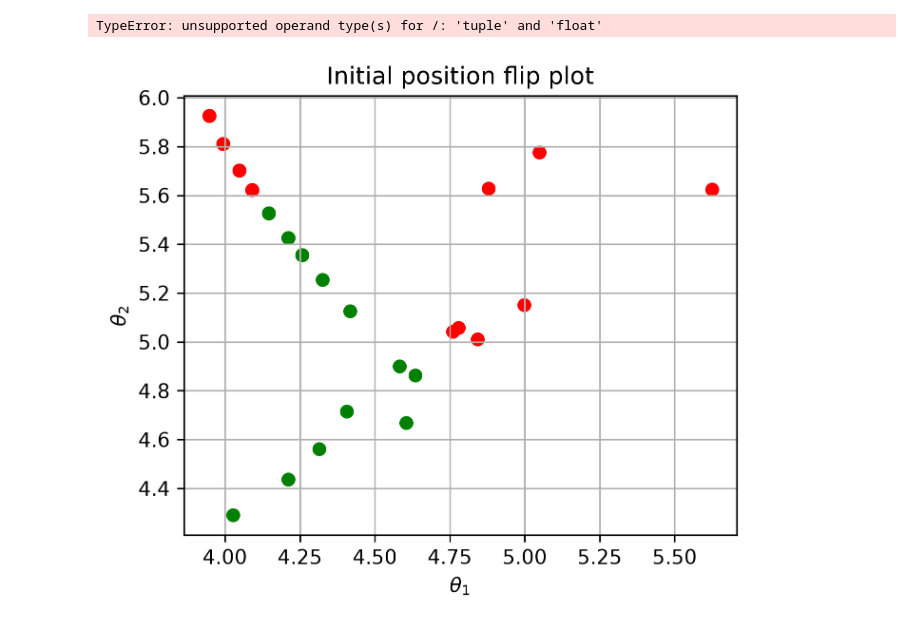
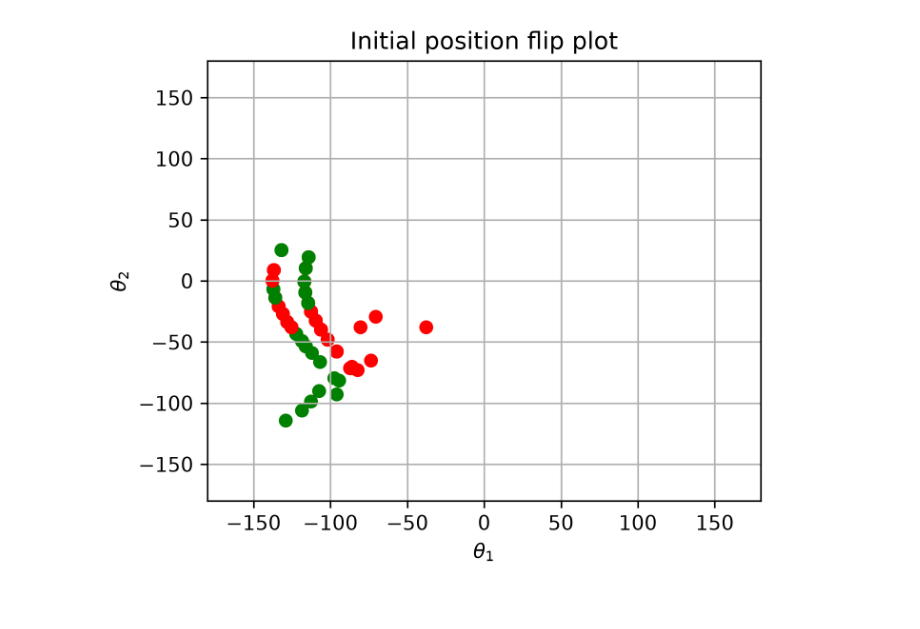
Before and after one commit to guntera384/P-project-based-physics-lab-, a Jupyter notebook: data_analysis/double_pendulum/plotting.ipynb, the cells around one changed output. Saved outputs shown, nothing was run; the diff lists cells and outputs as text; code cells hidden in the pictures.

Commit message:
plot

```diff
--- a/data_analysis/double_pendulum/plotting.ipynb
+++ b/data_analysis/double_pendulum/plotting.ipynb
@@ -15,16 +15,19 @@ DATA_DIR = "initial_positions.csv"
 PLOT_DIR_FINAL = "final_plots"
 # %%
 g = 9.81
-m_1 = 1
-m_2 = 1
-L_1 = 1
-L_2 = 1
+m_1 = 0.02   # kg
+m_2 = 0.115   # kg
+L_1 = 0.20    # m
+L_2 = 0.15    # m
 
 # potential energy
 def pot_energy(theta_1, theta_2):
     V_1 = -m_1*g*L_1*np.cos(theta_1)
     V_2 = -m_2*g*(L_1*np.cos(theta_1) + L_2*np.cos(theta_2))
     return V_1 + V_2
+
+# critical energy: lower arm pointing straight up, upper arm hanging down
+V_crit = pot_energy(0, np.pi)
 # %%
 data = pd.read_csv(DATA_DIR, skiprows=1, names=["x", "y", "joint", "flip"])
 #print(data)
@@ -38,33 +41,50 @@ theta_1 = np.zeros_like(X)
 theta_2 = np.zeros_like(Y)
 for i,_ in enumerate(X):
     rad_1, rad_2 = conv_angles(X[i], Y[i])
+    if rad_1 > np.pi:
+        rad_1 -= 2*np.pi
+    if rad_2 > np.pi:
+        rad_2 -= 2*np.pi
     theta_1[i], theta_2[i] = rad_1 / (2 * np.pi) * 360, rad_2 / (2 * np.pi) * 360
 
-right = joint
+right = np.zeros_like(joint)
 for i, j in enumerate(joint):
-    if j == "down" and theta_2[i] < 0:
+    if j == "down" and theta_1[i] < 0:
         right[i] = True
+    if j == "up" and theta_1[i] > 0:
+        right[i] = True
-# %% [output]
-TypeError: unsupported operand type(s) for /: 'tuple' and 'float'
 # %%
 
 fig, ax = plt.subplots(figsize=(5, 4), dpi=300)
 for i,_ in enumerate(X):
     if flip[i] == 0:
         color = "red"
     else:
         color = "green"
     ax.scatter(theta_1[i] , theta_2[i], color=color)
 
+# critical-energy contour on a grid (degrees for the axes, radians for the energy)
+th1_grid, th2_grid = np.meshgrid(np.linspace(-180, 180, 600), np.linspace(-180, 180, 600))
+V_grid = pot_energy(np.deg2rad(th1_grid), np.deg2rad(th2_grid))
+
+ax.contour(th1_grid, th2_grid, V_grid, levels=[V_crit], colors="black", linewidths=1.2)
+# optional: lightly shade the region where flipping is energetically possible
+ax.contourf(th1_grid, th2_grid, V_grid, levels=[V_crit, V_grid.max()], colors="gray", alpha=0.15)
+ax.plot([], [], color="black", label=r"$V = V_\mathrm{crit}$")  # legend handle
+ax.legend(loc="upper right", fontsize=7)
+
+
 ax.set_xlabel(r"$\theta_1$")
 ax.set_ylabel(r"$\theta_2$")
 ax.set_title("Initial position flip plot")
+ax.set_xlim(-180,180)
+ax.set_ylim(-180,180)
 ax.grid()
 #plt.legend()
 #plt.tight_layout()
 #save_dir.mkdir(exist_ok=True)
 #fig.savefig(save_dir / f"{res['group']}_{res['name']}.pdf")
 #plt.close(fig)
 plt.show()
 # %% [output]
-[figure, old version]
+[figure, new version]
```
